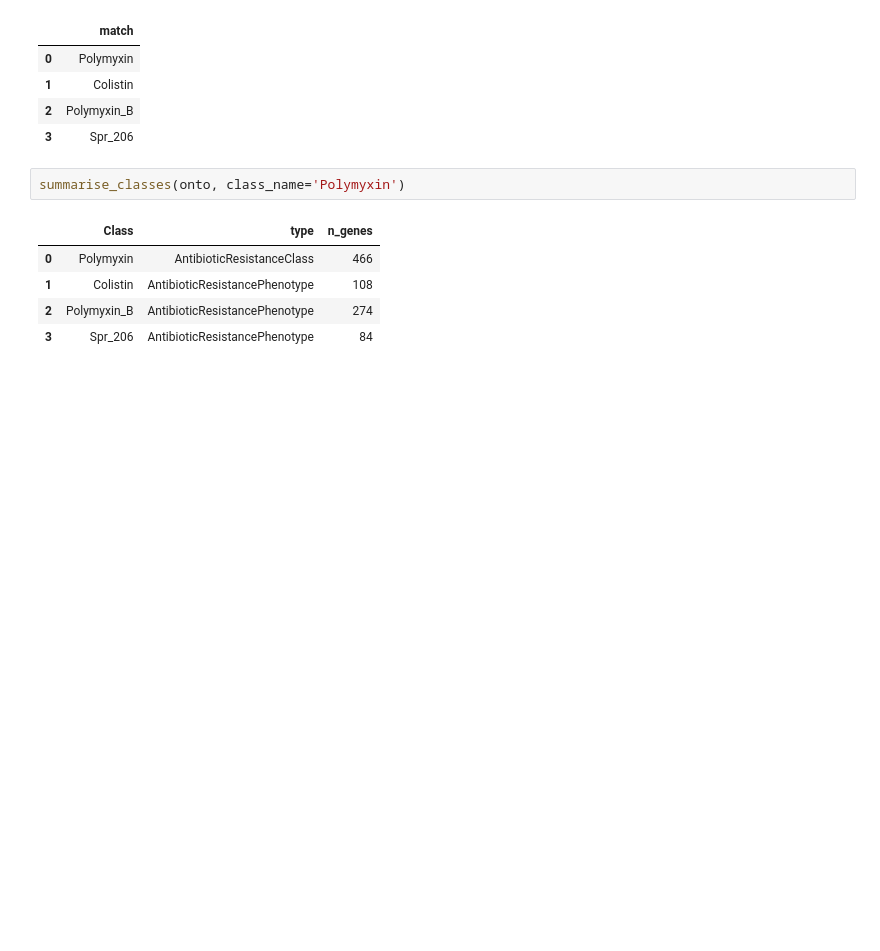
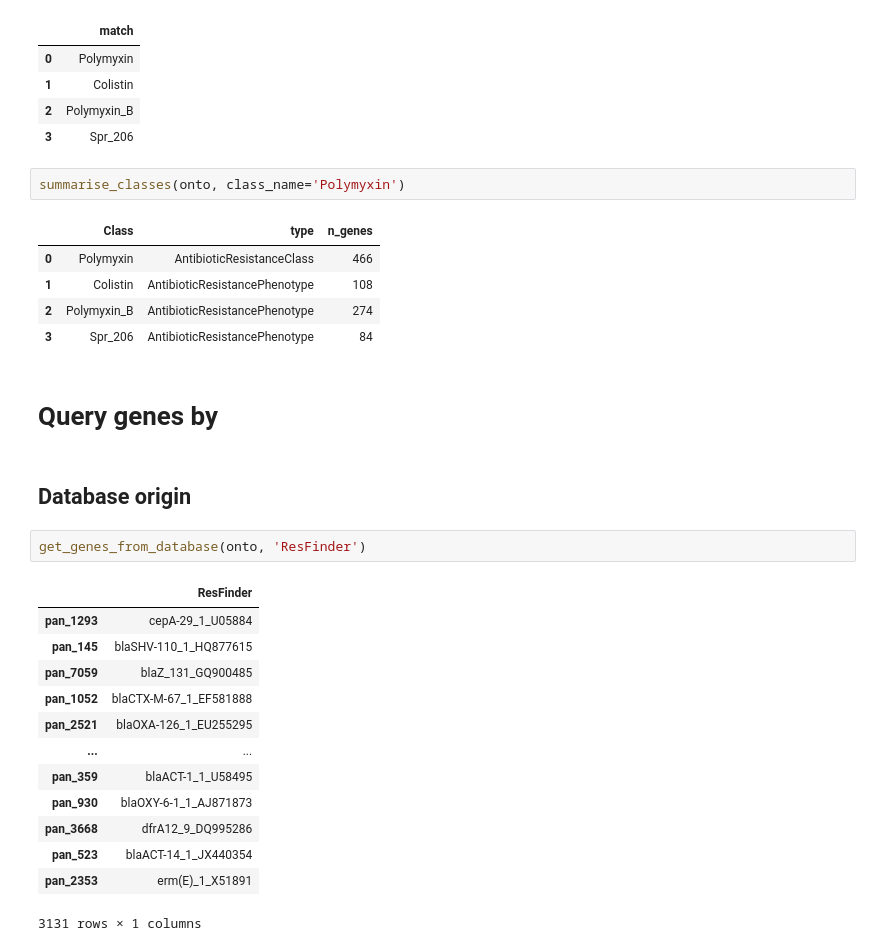
Before and after one commit to genomicepidemiology/PanResOntology, a Jupyter notebook: notebooks/Queries.ipynb, the cells around one changed output. Drawn from its saved outputs; the diff is of its cells as text; blank space fills up the shorter version.

```diff
--- a/notebooks/Queries.ipynb
+++ b/notebooks/Queries.ipynb
@@ -104,3 +104,23 @@ summarise_classes(onto, class_name='Polymyxin')
 | 1 | Colistin | AntibioticResistancePhenotype | 108 |
 | 2 | Polymyxin_B | AntibioticResistancePhenotype | 274 |
 | 3 | Spr_206 | AntibioticResistancePhenotype | 84 |
+# %% [markdown]
+# Query genes by
+# %% [markdown]
+## Database origin
+# %%
+get_genes_from_database(onto, 'ResFinder')
+# %% [output]
+|  | ResFinder |
+| pan_1293 | cepA-29_1_U05884 |
+| pan_145 | blaSHV-110_1_HQ877615 |
+| pan_7059 | blaZ_131_GQ900485 |
+| pan_1052 | blaCTX-M-67_1_EF581888 |
+| pan_2521 | blaOXA-126_1_EU255295 |
+| ... | ... |
+| pan_359 | blaACT-1_1_U58495 |
+| pan_930 | blaOXY-6-1_1_AJ871873 |
+| pan_3668 | dfrA12_9_DQ995286 |
+| pan_523 | blaACT-14_1_JX440354 |
+| pan_2353 | erm(E)_1_X51891 |
+3131 rows × 1 columns
```
Also changed, not shown: parts of 3 cells of this notebook, 1 other file.
